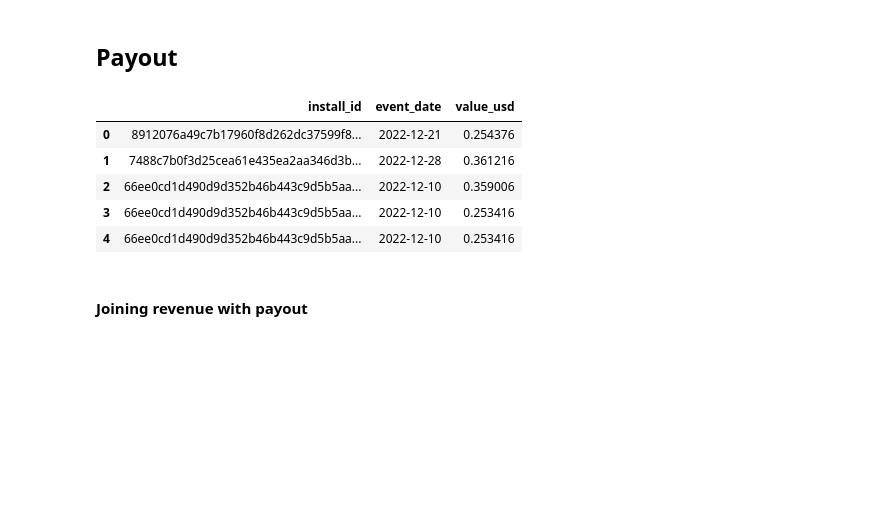
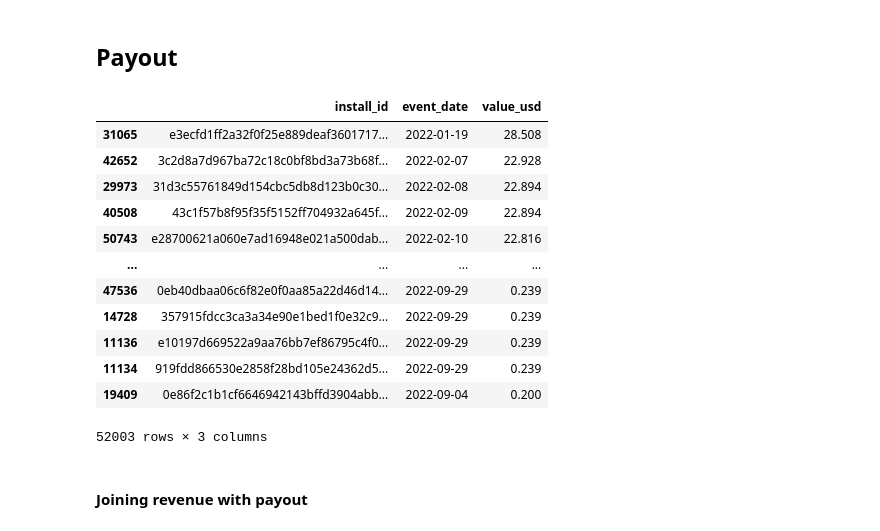
Before and after one commit to roshaan7zafar/JustDice, a Jupyter notebook: main.ipynb, the cells around one changed output. Cells and saved outputs as stored; diff of their text form; code cells hidden in the pictures; blank space fills up the shorter version.

```diff
--- a/main.ipynb
+++ b/main.ipynb
@@ -356,4 +395,6 @@ installs_df.groupby(['event_date'])
 # .size().sort_values(ascending=True)
 # %% [output]
 <pandas.core.groupby.generic.DataFrameGroupBy object at 0x...>
+# %%
+pd.set_option('display.float_format', lambda x: '%.3f' % x)
 # %%
@@ -464,14 +572,21 @@ adspend_df.groupby(["network_id"])['value_usd'].sum().sort_values(ascending=Fals
 ## Payout
 # %%
 payouts_df = pd.read_csv(r'D:\JustDice-Analytics-Engineer-Hiring-Case-main\payouts.csv')
-payouts_df.head()
+payouts_df.sort_values(ascending=False,by="value_usd")
 # %% [output]
 |  | install_id | event_date | value_usd |
-| 0 | 8912076a49c7b17960f8d262dc37599f8... | 2022-12-21 | 0.254376 |
-| 1 | 7488c7b0f3d25cea61e435ea2aa346d3b... | 2022-12-28 | 0.361216 |
-| 2 | 66ee0cd1d490d9d352b46b443c9d5b5aa... | 2022-12-10 | 0.359006 |
-| 3 | 66ee0cd1d490d9d352b46b443c9d5b5aa... | 2022-12-10 | 0.253416 |
-| 4 | 66ee0cd1d490d9d352b46b443c9d5b5aa... | 2022-12-10 | 0.253416 |
+| 31065 | e3ecfd1ff2a32f0f25e889deaf3601717... | 2022-01-19 | 28.508 |
+| 42652 | 3c2d8a7d967ba72c18c0bf8bd3a73b68f... | 2022-02-07 | 22.928 |
+| 29973 | 31d3c55761849d154cbc5db8d123b0c30... | 2022-02-08 | 22.894 |
+| 40508 | 43c1f57b8f95f35f5152ff704932a645f... | 2022-02-09 | 22.894 |
+| 50743 | e28700621a060e7ad16948e021a500dab... | 2022-02-10 | 22.816 |
+| ... | ... | ... | ... |
+| 47536 | 0eb40dbaa06c6f82e0f0aa85a22d46d14... | 2022-09-29 | 0.239 |
+| 14728 | 357915fdcc3ca3a34e90e1bed1f0e32c9... | 2022-09-29 | 0.239 |
+| 11136 | e10197d669522a9aa76bb7ef86795c4f0... | 2022-09-29 | 0.239 |
+| 11134 | 919fdd866530e2858f28bd105e24362d5... | 2022-09-29 | 0.239 |
+| 19409 | 0e86f2c1b1cf6646942143bffd3904abb... | 2022-09-04 | 0.200 |
+52003 rows × 3 columns
 # %% [markdown]
 #### Joining revenue with payout
 # %%
```
Also changed, not shown: parts of 24 cells of this notebook.
